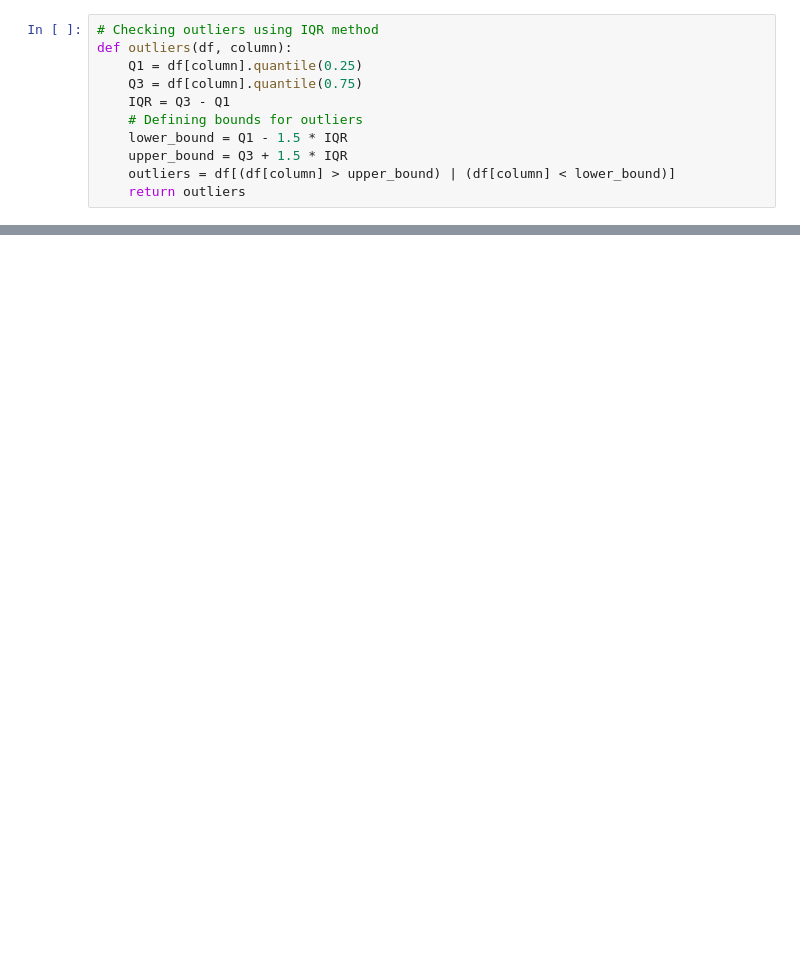
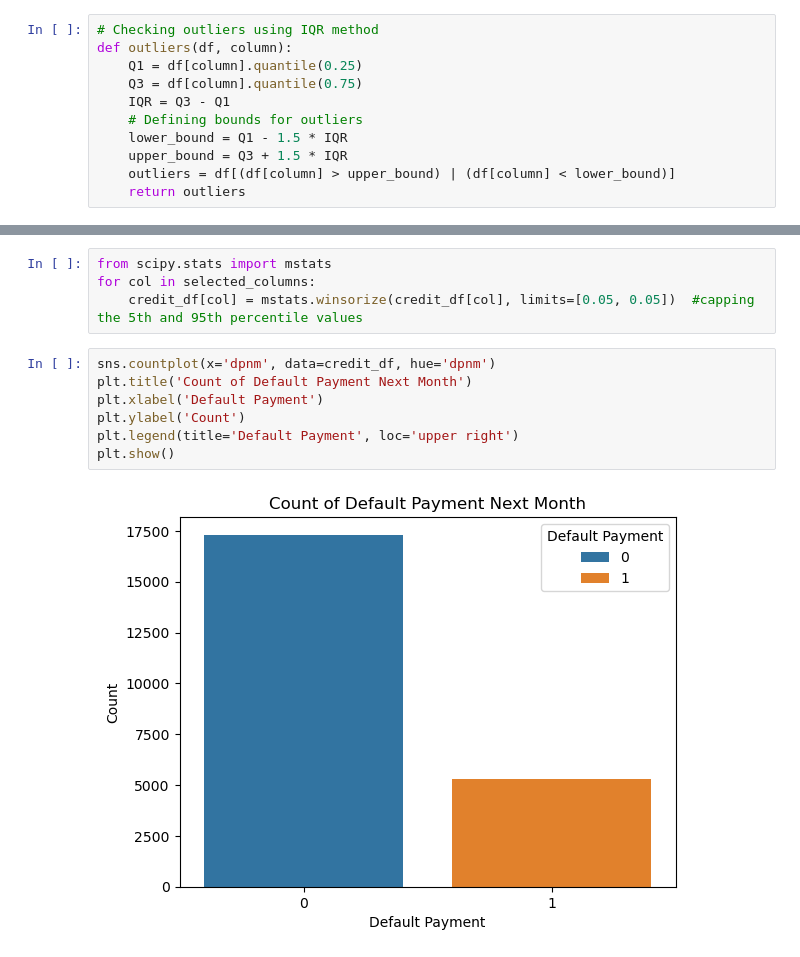
Before and after one commit to Mctavish07/ML-Projects, a Jupyter notebook: Credit Card Default/credit_default.ipynb, the cells around one changed output, grey strips where cells are left out. Cells and saved outputs as stored; diff of their text form; blank space fills up the shorter version.

```diff
--- a/Credit Card Default/credit_default.ipynb
+++ b/Credit Card Default/credit_default.ipynb
@@ -154,0 +130,13 @@ credit_df.shape
+# %%
+from scipy.stats import mstats
+for col in selected_columns:
+    credit_df[col] = mstats.winsorize(credit_df[col], limits=[0.05, 0.05])  #capping the 5th and 95th percentile values
+# %%
+sns.countplot(x='dpnm', data=credit_df, hue='dpnm')
+plt.title('Count of Default Payment Next Month')
+plt.xlabel('Default Payment')
+plt.ylabel('Count')
+plt.legend(title='Default Payment', loc='upper right')
+plt.show()
+# %% [output]
+[figure, added]
```
Also changed, not shown: parts of 12 cells of this notebook.
